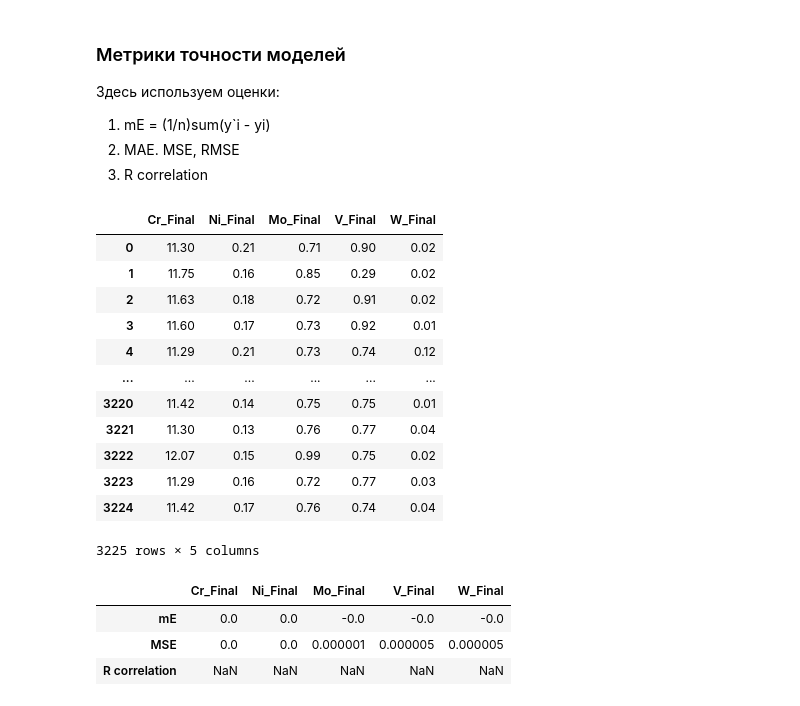
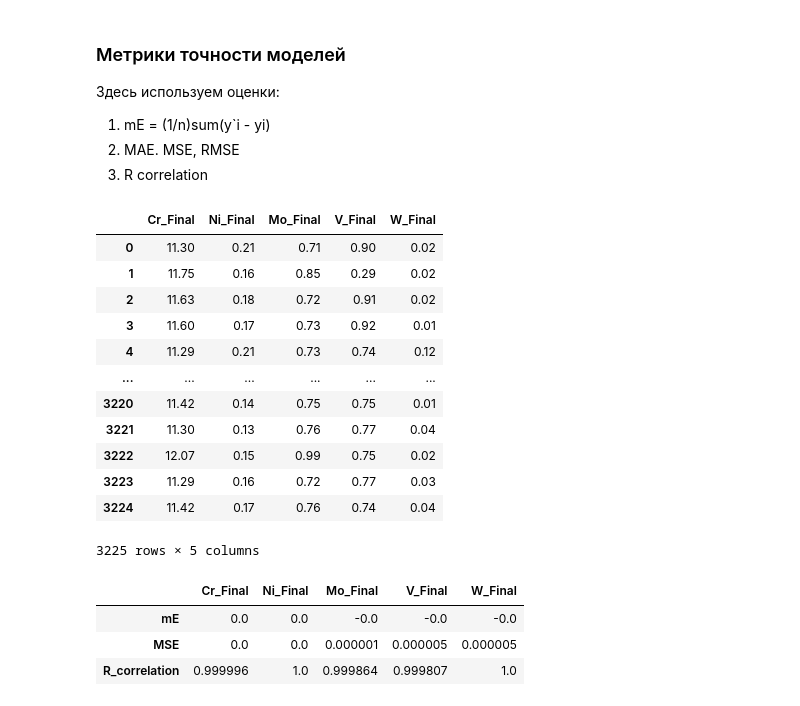
Before and after one commit to DarFusozaiVarVar/fantastic-barnacle, a Jupyter notebook: DataAnalysis/lab1/lab1.ipynb, the cells around one changed output. Cells and saved outputs as stored; diff of their text form; code cells hidden in the pictures.

```diff
--- a/DataAnalysis/lab1/lab1.ipynb
+++ b/DataAnalysis/lab1/lab1.ipynb
@@ -315,38 +315,37 @@ for i in range(0, len(check)):
     ans = pd.concat([ans, line], ignore_index=True)
 display(ans)
 
-evaluations = pd.DataFrame(columns=['Cr_Final','Ni_Final','Mo_Final','V_Final','W_Final'], index=['mE', 'MSE', 'R correlation'])
+evaluations = pd.DataFrame(columns=['Cr_Final','Ni_Final','Mo_Final','V_Final','W_Final'], index=['mE', 'MSE', 'R_correlation'])
 s = 0
 for j in evaluations.columns:
     for i in range(0, len(data)):
         s += data.iloc[i].loc[j] - ans.iloc[i].loc[j]
     evaluations.loc['mE', j] = s / len(data)
 
 for j in evaluations.columns:
     for i in range(0, len(data)):
         s += (data.iloc[i].loc[j] - ans.iloc[i].loc[j])**2
     evaluations.loc['MSE', j] = s / len(data)
 
-# for j in evaluations.columns:
-#     for i in range(0, len(data)):
-#         s += data.iloc[i].loc[j] - ans.iloc[i].loc[j] #Необходимо доделать
-#     evaluations.loc['R correlation', j] = s / len(data)
+for j in evaluations.columns:
+    evaluations.loc['R_correlation', j] = data[j].corr(ans[j])
+
 display(evaluations)
 # %% [output]
 |  | Cr_Final | Ni_Final | Mo_Final | V_Final | W_Final |
 | 0 | 11.30 | 0.21 | 0.71 | 0.90 | 0.02 |
 | 1 | 11.75 | 0.16 | 0.85 | 0.29 | 0.02 |
 | 2 | 11.63 | 0.18 | 0.72 | 0.91 | 0.02 |
 | 3 | 11.60 | 0.17 | 0.73 | 0.92 | 0.01 |
 | 4 | 11.29 | 0.21 | 0.73 | 0.74 | 0.12 |
 | ... | ... | ... | ... | ... | ... |
 | 3220 | 11.42 | 0.14 | 0.75 | 0.75 | 0.01 |
 | 3221 | 11.30 | 0.13 | 0.76 | 0.77 | 0.04 |
 | 3222 | 12.07 | 0.15 | 0.99 | 0.75 | 0.02 |
 | 3223 | 11.29 | 0.16 | 0.72 | 0.77 | 0.03 |
 | 3224 | 11.42 | 0.17 | 0.76 | 0.74 | 0.04 |
 3225 rows × 5 columns
 |  | Cr_Final | Ni_Final | Mo_Final | V_Final | W_Final |
 | mE | 0.0 | 0.0 | -0.0 | -0.0 | -0.0 |
 | MSE | 0.0 | 0.0 | 0.000001 | 0.000005 | 0.000005 |
-| R correlation | NaN | NaN | NaN | NaN | NaN |
+| R_correlation | 0.999996 | 1.0 | 0.999864 | 0.999807 | 1.0 |
```
Also changed, not shown: parts of 3 cells of this notebook.
